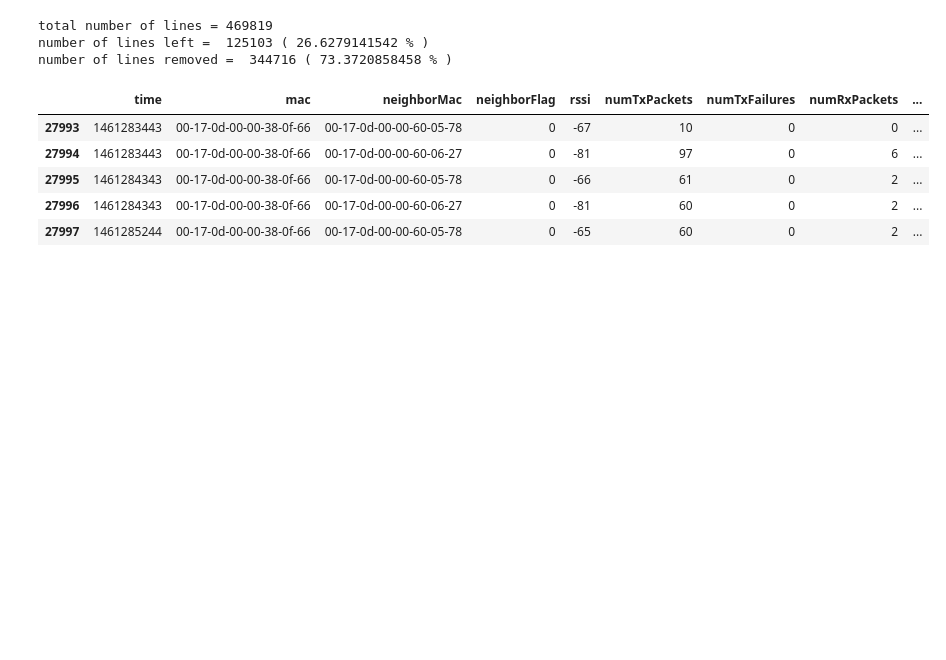
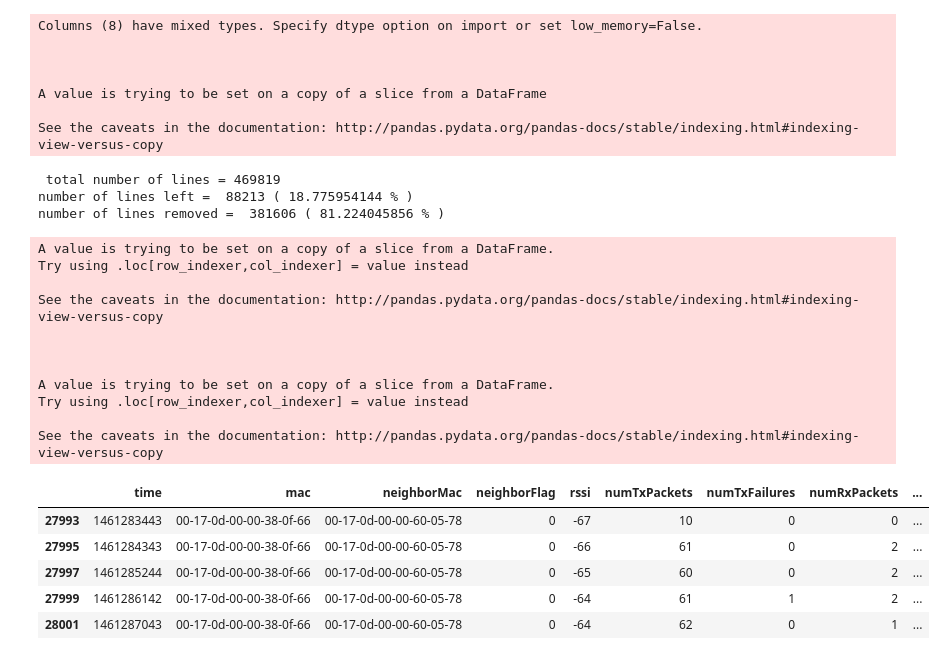
Before and after one commit to keomabrun/brun16chants, a Jupyter notebook: notebooks/waterfall.ipynb, the cells around one changed output. Drawn from its saved outputs; the diff is of its cells as text; code cells hidden in the pictures; blank space fills up the shorter version.

```diff
--- a/notebooks/waterfall.ipynb
+++ b/notebooks/waterfall.ipynb
@@ -15,33 +15,53 @@ from datetime import datetime
 # %%
 df = pd.read_csv("../data/hr_neighbors.csv")
 
 print "total number of lines =", len(df)
 
 df_clean = df[(df.numTxPackets > 0) & (df.numTxFailures >= 0) & (df.rssi<0)
               & (df.mac!="00-17-0d-00-00-b0-00-cc") & (df.neighborMac!="00-17-0d-00-00-b0-00-cc")
               & (df.mac!="00-17-0d-00-00-b0-00-aa") & (df.neighborMac!="00-17-0d-00-00-b0-00-aa")
               & (df.mac!="00-17-0d-00-00-b0-00-87") & (df.neighborMac!="00-17-0d-00-00-b0-00-87")
               & (df.mac!="00-17-0d-00-00-30-60-ef") & (df.neighborMac!="00-17-0d-00-00-30-60-ef")
               & (df.mac!="00-17-0d-00-00-58-32-36") & (df.neighborMac!="00-17-0d-00-00-58-32-36")
              ]
+df_clean.drop_duplicates(["time","mac"],inplace=True)
+#print df_clean.head()
 df_clean.loc[:,'pdr'] = pd.Series((df_clean.numTxPackets-df_clean.numTxFailures)/df_clean.numTxPackets, index=df_clean.index)
 
 lines_removed = len(df) - len(df_clean)
 
 print "number of lines left = ", len(df_clean), "(", float(len(df_clean))*100/len(df), "% )"
 print "number of lines removed = ", lines_removed, "(", float(lines_removed)*100/len(df), "% )"
 
 df_clean.head()
 # %% [output]
-total number of lines = 469819
-number of lines left =  125103 ( 26.6279141542 % )
-number of lines removed =  344716 ( 73.3720858458 % )
+Columns (8) have mixed types. Specify dtype option on import or set low_memory=False.
+
+
+
+A value is trying to be set on a copy of a slice from a DataFrame
+
+See the caveats in the documentation: http://pandas.pydata.org/pandas-docs/stable/indexing.html#indexing-view-versus-copy
+ total number of lines = 469819
+number of lines left =  88213 ( 18.775954144 % )
+number of lines removed =  381606 ( 81.224045856 % )
+A value is trying to be set on a copy of a slice from a DataFrame.
+Try using .loc[row_indexer,col_indexer] = value instead
+
+See the caveats in the documentation: http://pandas.pydata.org/pandas-docs/stable/indexing.html#indexing-view-versus-copy
+
+
+
+A value is trying to be set on a copy of a slice from a DataFrame.
+Try using .loc[row_indexer,col_indexer] = value instead
+
+See the caveats in the documentation: http://pandas.pydata.org/pandas-docs/stable/indexing.html#indexing-view-versus-copy
 |  | time | mac | neighborMac | neighborFlag | rssi | numTxPackets | numTxFailures | numRxPackets | ... |
 | 27993 | 1461283443 | 00-17-0d-00-00-38-0f-66 | 00-17-0d-00-00-60-05-78 | 0 | -67 | 10 | 0 | 0 | ... |
-| 27994 | 1461283443 | 00-17-0d-00-00-38-0f-66 | 00-17-0d-00-00-60-06-27 | 0 | -81 | 97 | 0 | 6 | ... |
 | 27995 | 1461284343 | 00-17-0d-00-00-38-0f-66 | 00-17-0d-00-00-60-05-78 | 0 | -66 | 61 | 0 | 2 | ... |
-| 27996 | 1461284343 | 00-17-0d-00-00-38-0f-66 | 00-17-0d-00-00-60-06-27 | 0 | -81 | 60 | 0 | 2 | ... |
 | 27997 | 1461285244 | 00-17-0d-00-00-38-0f-66 | 00-17-0d-00-00-60-05-78 | 0 | -65 | 60 | 0 | 2 | ... |
+| 27999 | 1461286142 | 00-17-0d-00-00-38-0f-66 | 00-17-0d-00-00-60-05-78 | 0 | -64 | 61 | 1 | 2 | ... |
+| 28001 | 1461287043 | 00-17-0d-00-00-38-0f-66 | 00-17-0d-00-00-60-05-78 | 0 | -64 | 62 | 0 | 1 | ... |
 # %%
 df_indexed = df_clean.set_index(df_clean["rssi"])
 
```
Also changed, not shown: 2 other files.
